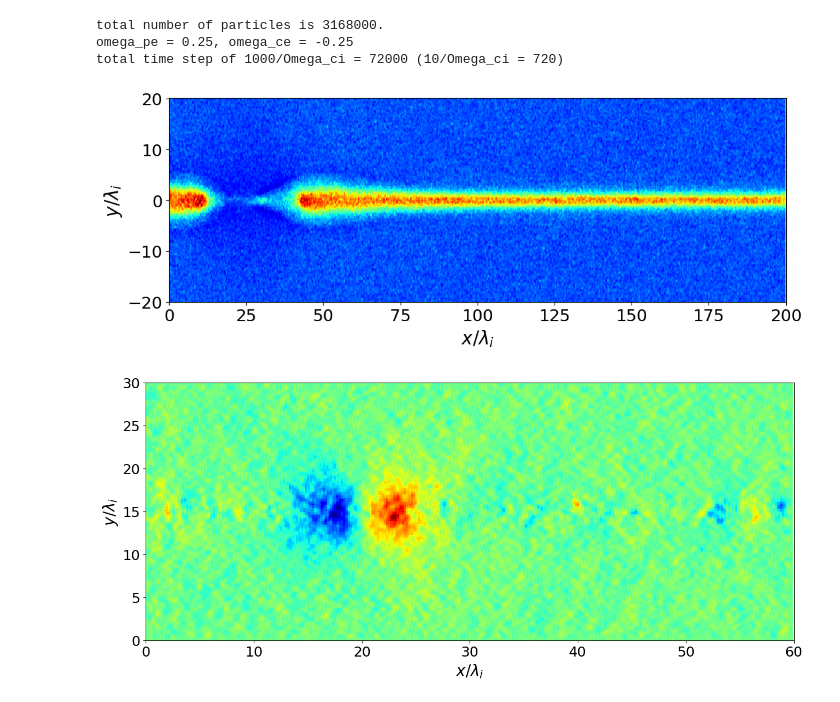
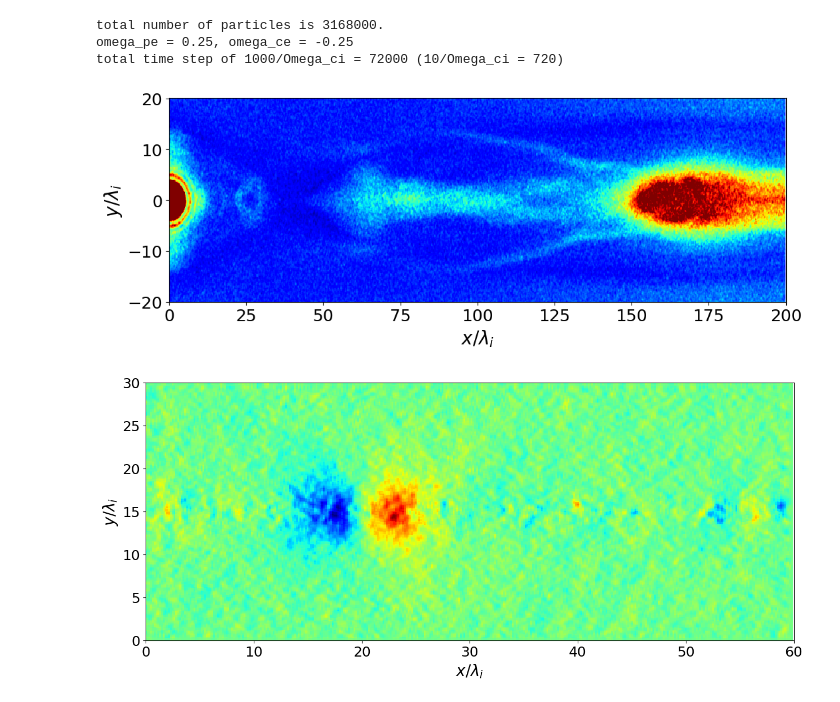
Before and after one commit to keita-akutagawa/pic_cpp_oop, a Jupyter notebook: examples_2D/mr2008_triple/PIC2D_plot_mr2008.ipynb, the cells around one changed output. Saved outputs shown, nothing was run; the diff lists cells and outputs as text; code cells hidden in the pictures.

```diff
--- a/examples_2D/mr2008_triple/PIC2D_plot_mr2008.ipynb
+++ b/examples_2D/mr2008_triple/PIC2D_plot_mr2008.ipynb
@@ -40,8 +40,8 @@ beta_i = n_i * T_i / (B0**2 / 2 / mu_0)
 
 dx = 1.0
 dy = 1.0
-n_x = int(ion_inertial_length * 200)
-n_y = int(ion_inertial_length * 50)
+n_x = int(ion_inertial_length * 300)
+n_y = int(ion_inertial_length * 100)
 x_min = 0.0 * dx
 y_min = 0.0 * dy
 x_max = n_x * dx
@@ -66,29 +66,29 @@ omega_pe = 0.25, omega_ce = -0.25
 total time step of 1000/Omega_ci = 72000 (10/Omega_ci = 720)
 # %%
 dirname = "results_mr=200-9_n=2"
-file_num = 5000
+file_num = 18000
 zeroth_moment_ion = np.loadtxt(f'{dirname}/mr2008_zeroth_moment_ion_{file_num}.txt', delimiter=',').reshape(n_x, n_y)
 zeroth_moment_electron = np.loadtxt(f'{dirname}/mr2008_zeroth_moment_electron_{file_num}.txt', delimiter=',').reshape(n_x, n_y)
 B = np.loadtxt(f'{dirname}/mr2008_B_{file_num}.txt', delimiter=',').reshape(3, n_x, n_y)
 
 start_y = np.arange(0, 10, 0.1)
 start_points = np.array([np.zeros(start_y.shape)+x_max/ion_inertial_length-1, start_y])
 
 fig = plt.figure(figsize=(12, 4))
 ax1 = fig.add_subplot(111)
 
 X, Y = np.meshgrid(x_coordinate, y_coordinate - y_max/2) / ion_inertial_length
 
 mappable = ax1.pcolormesh(X, Y, cv2.blur(zeroth_moment_ion.T/n_i, (3, 3)), cmap='jet', vmin=0, vmax=2)
 #ax1.streamplot(X, Y, B[0, :, :].T, B[1, :, :].T, broken_streamlines=False,
 #                  start_points=start_points.T, color='white', density = 100, linewidth=2, arrowsize=0)
 ax1.set_xlabel('$x / \lambda_i$', fontsize=20)
 ax1.set_ylabel('$y / \lambda_i$', fontsize=20)
 ax1.set_xlim(0.0, x_max/ion_inertial_length+0.1)
 ax1.set_ylim(-20.0, 20.0+0.1)
 ax1.tick_params(labelsize=18)
 # %% [output]
-[figure, old version]
+[figure, new version]
 # %%
 fig = plt.figure(figsize=(15, 6))
 ax = fig.add_subplot(111)
```
Also changed, not shown: 2 other files.
